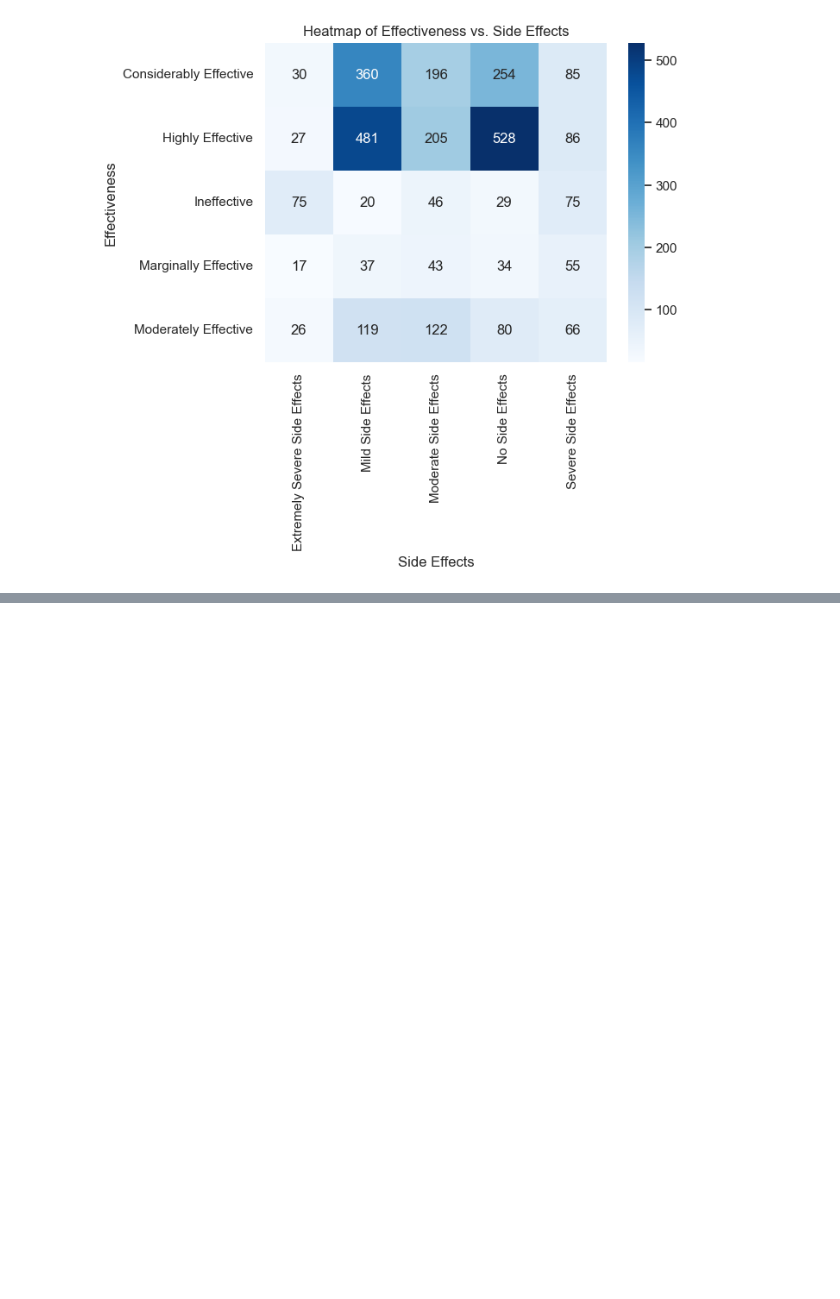
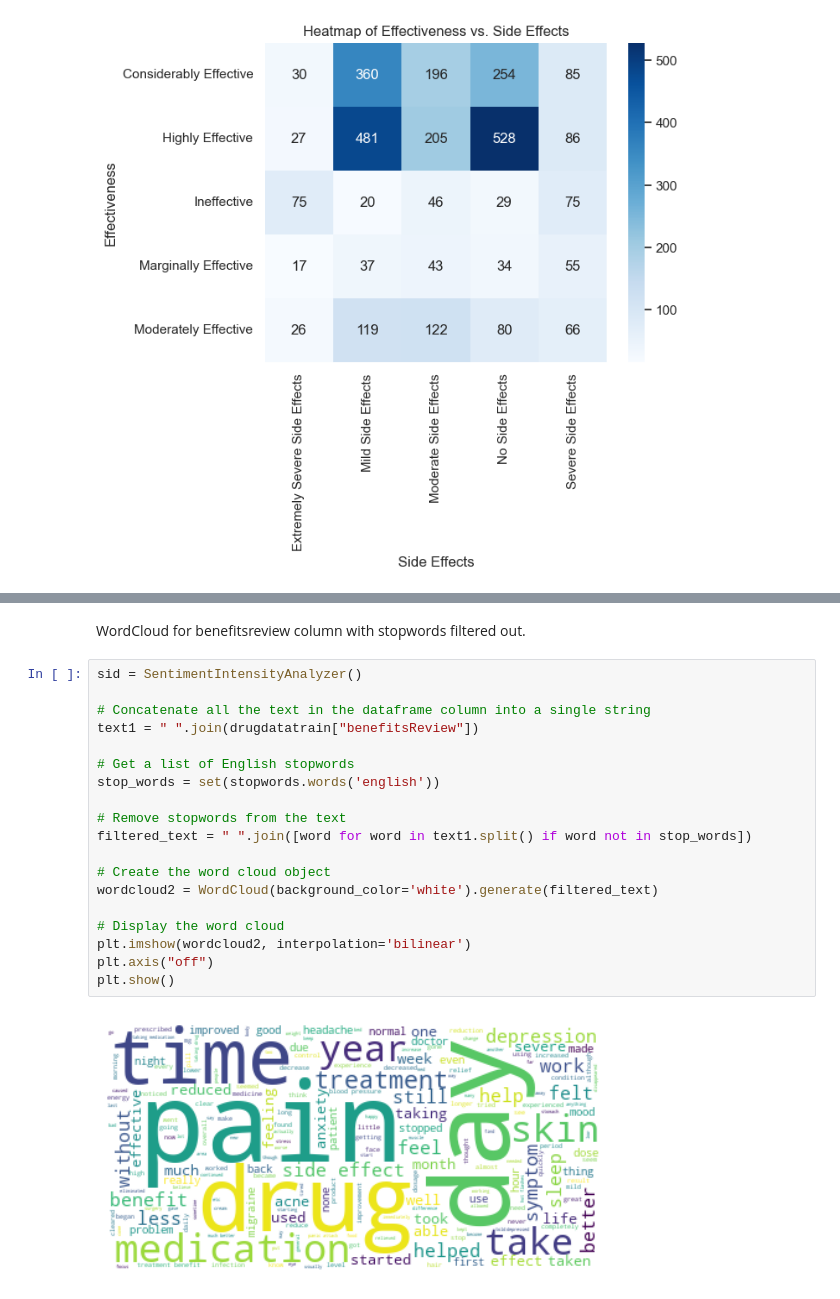
Before and after one commit to StephenAnokye94/Customer_Satisfaction_SentimentAnalysis, a Jupyter notebook: Sentiment_Analysis.ipynb, the cells around one changed output, grey strips where cells are left out. Drawn from its saved outputs; the diff is of its cells as text; blank space fills up the shorter version.

```diff
--- a/Sentiment_Analysis.ipynb
+++ b/Sentiment_Analysis.ipynb
@@ -260,0 +278,23 @@ plt.show()
+# %% [markdown]
+WordCloud for benefitsreview column with stopwords filtered out.
+# %%
+sid = SentimentIntensityAnalyzer()
+
+# Concatenate all the text in the dataframe column into a single string
+text1 = " ".join(drugdatatrain["benefitsReview"])
+
+# Get a list of English stopwords
+stop_words = set(stopwords.words('english'))
+
+# Remove stopwords from the text
+filtered_text = " ".join([word for word in text1.split() if word not in stop_words])
+
+# Create the word cloud object
+wordcloud2 = WordCloud(background_color='white').generate(filtered_text)
+
+# Display the word cloud
+plt.imshow(wordcloud2, interpolation='bilinear')
+plt.axis("off")
+plt.show()
+# %% [output]
+[figure, added]
```
Also changed, not shown: parts of 5 cells of this notebook.
